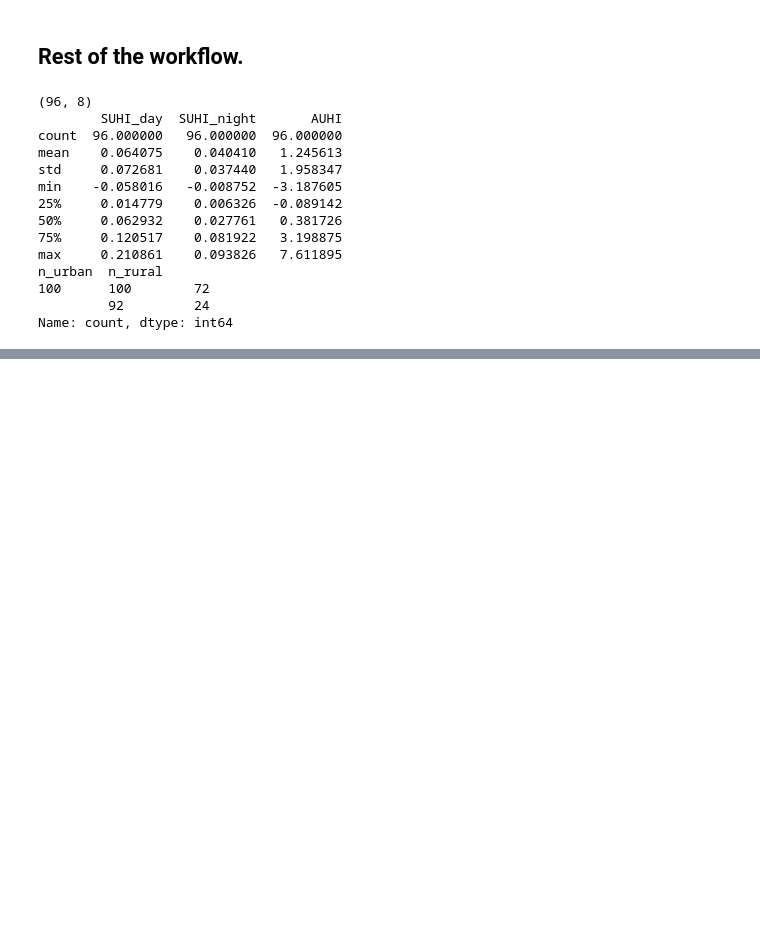
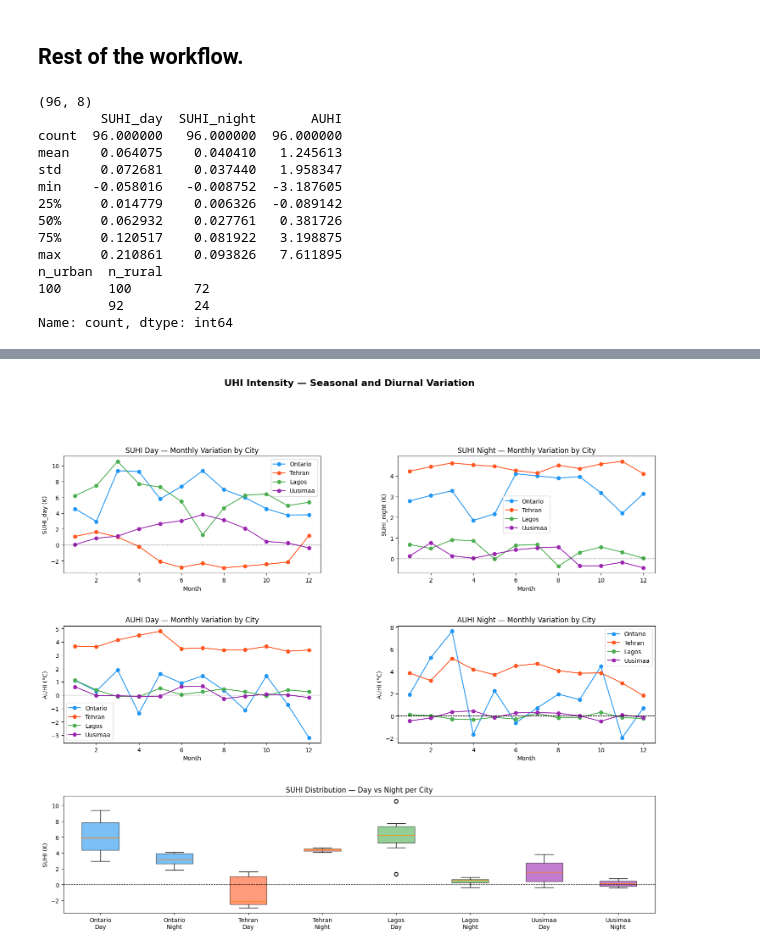
Before and after one commit to Peplinn/uhi-modelling, a Jupyter notebook: playground.ipynb, the cells around one changed output, grey strips where cells are left out. Drawn from its saved outputs; the diff is of its cells as text; code cells hidden in the pictures; blank space fills up the shorter version.

```diff
--- a/playground.ipynb
+++ b/playground.ipynb
@@ -358,9 +343,0 @@ Let's clean up the data:
-# %%
-uhi_data["date"] = pd.to_datetime(uhi_data["date"], utc = True)
-
-uhi_data.loc[uhi_data["date"].dt.hour.isin(range(6, 11)), "time"] = "morning"
-uhi_data.loc[uhi_data["date"].dt.hour.isin(range(12, 15)), "time"] = "afternoon"
-uhi_data.loc[uhi_data["date"].dt.hour.isin(range(16, 23)), "time"] = "evening"
-
-print(uhi_data["time"].value_counts())
-print(uhi_data["time"].isnull().sum())
@@ -508,0 +385,3 @@ dtype: int64
+# %%
+uhi_data["LST_day"] = uhi_data["LST_day"] / 0.02
+uhi_data["LST_night"] = uhi_data["LST_night"] / 0.02
@@ -508,0 +437,80 @@ dtype: int64
+# %%
+import matplotlib.pyplot as plt
+import matplotlib.gridspec as gridspec
+
+cities = ["Ontario", "Tehran", "Lagos", "Uusimaa"]
+times = ["day", "night"]
+colors = {"Ontario": "#2196F3", "Tehran": "#FF5722", "Lagos": "#4CAF50", "Uusimaa": "#9C27B0"}
+
+fig = plt.figure(figsize=(18, 14))
+gs = gridspec.GridSpec(3, 2, hspace=0.45, wspace=0.3)
+
+# SUHI_day by city and month
+ax1 = fig.add_subplot(gs[0, 0])
+for city in cities:
+    data = uhi_intensity[(uhi_intensity["city"] == city) & (uhi_intensity["time"] == "day")]
+    ax1.plot(data["month"], data["SUHI_day"], marker="o", label=city, color=colors[city])
+ax1.set_title("SUHI Day — Monthly Variation by City")
+ax1.set_xlabel("Month")
+ax1.set_ylabel("SUHI_day (K)")
+ax1.legend()
+ax1.axhline(0, color="black", linewidth=0.8, linestyle="--")
+
+# SUHI_night by city and month
+ax2 = fig.add_subplot(gs[0, 1])
+for city in cities:
+    data = uhi_intensity[(uhi_intensity["city"] == city) & (uhi_intensity["time"] == "night")]
+    ax2.plot(data["month"], data["SUHI_night"], marker="o", label=city, color=colors[city])
+ax2.set_title("SUHI Night — Monthly Variation by City")
+ax2.set_xlabel("Month")
+ax2.set_ylabel("SUHI_night (K)")
+ax2.legend()
+ax2.axhline(0, color="black", linewidth=0.8, linestyle="--")
+
+# AUHI by city and month — day
+ax3 = fig.add_subplot(gs[1, 0])
+for city in cities:
+    data = uhi_intensity[(uhi_intensity["city"] == city) & (uhi_intensity["time"] == "day")]
+    ax3.plot(data["month"], data["AUHI"], marker="o", label=city, color=colors[city])
+ax3.set_title("AUHI Day — Monthly Variation by City")
+ax3.set_xlabel("Month")
+ax3.set_ylabel("AUHI (°C)")
+ax3.legend()
+ax3.axhline(0, color="black", linewidth=0.8, linestyle="--")
+
+# AUHI by city and month — night
+ax4 = fig.add_subplot(gs[1, 1])
+for city in cities:
+    data = uhi_intensity[(uhi_intensity["city"] == city) & (uhi_intensity["time"] == "night")]
+    ax4.plot(data["month"], data["AUHI"], marker="o", label=city, color=colors[city])
+ax4.set_title("AUHI Night — Monthly Variation by City")
+ax4.set_xlabel("Month")
+ax4.set_ylabel("AUHI (°C)")
+ax4.legend()
+ax4.axhline(0, color="black", linewidth=0.8, linestyle="--")
+
+# Day vs night SUHI comparison per city — boxplot
+ax5 = fig.add_subplot(gs[2, :])
+data_plot = []
+labels = []
+for city in cities:
+    for time, col in [("Day", "SUHI_day"), ("Night", "SUHI_night")]:
+        data_plot.append(uhi_intensity[uhi_intensity["city"] == city][col].values)
+        labels.append(f"{city}\n{time}")
+
+bp = ax5.boxplot(data_plot, labels=labels, patch_artist=True)
+city_colors_list = []
+for city in cities:
+    city_colors_list.extend([colors[city], colors[city]])
+for patch, color in zip(bp["boxes"], city_colors_list):
+    patch.set_facecolor(color)
+    patch.set_alpha(0.6)
+ax5.set_title("SUHI Distribution — Day vs Night per City")
+ax5.set_ylabel("SUHI (K)")
+ax5.axhline(0, color="black", linewidth=0.8, linestyle="--")
+
+plt.suptitle("UHI Intensity — Seasonal and Diurnal Variation", fontsize=16, fontweight="bold", y=1.01)
+plt.savefig("plots/uhi_variation.png", dpi=150, bbox_inches="tight")
+plt.show()
+# %% [output]
+[figure, added]
```
Also changed, not shown: parts of 22 cells of this notebook, 2 other files.
